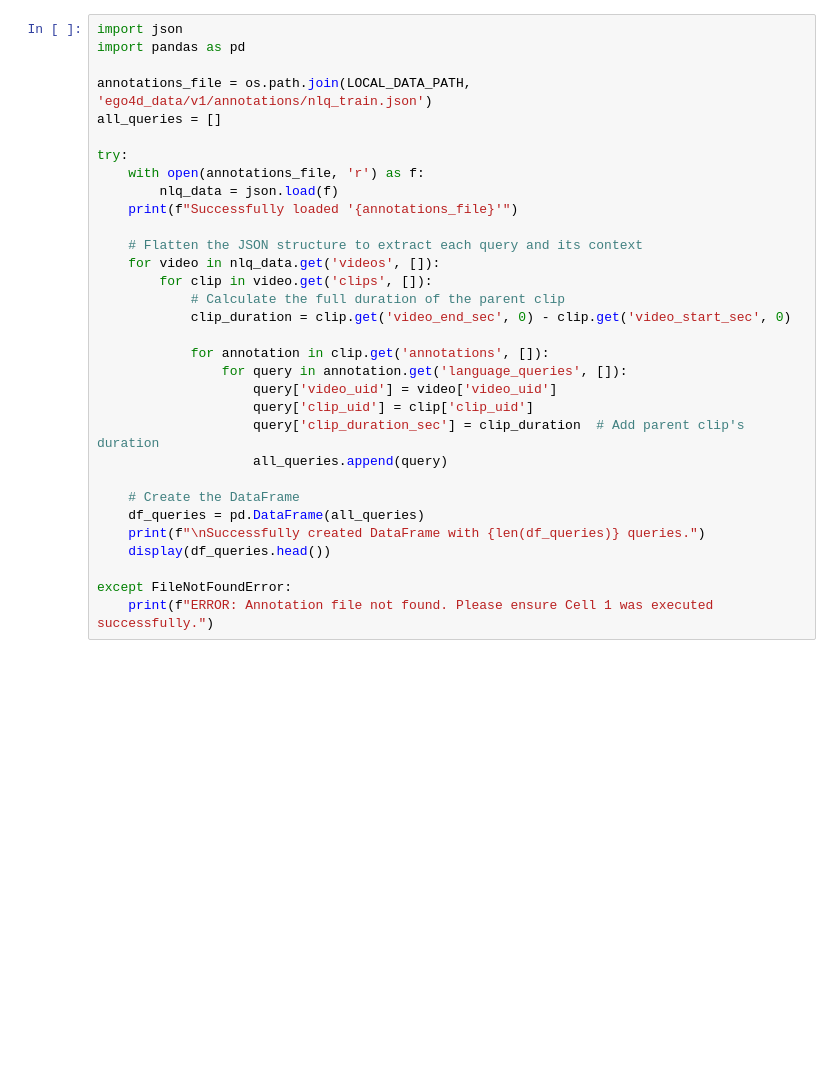
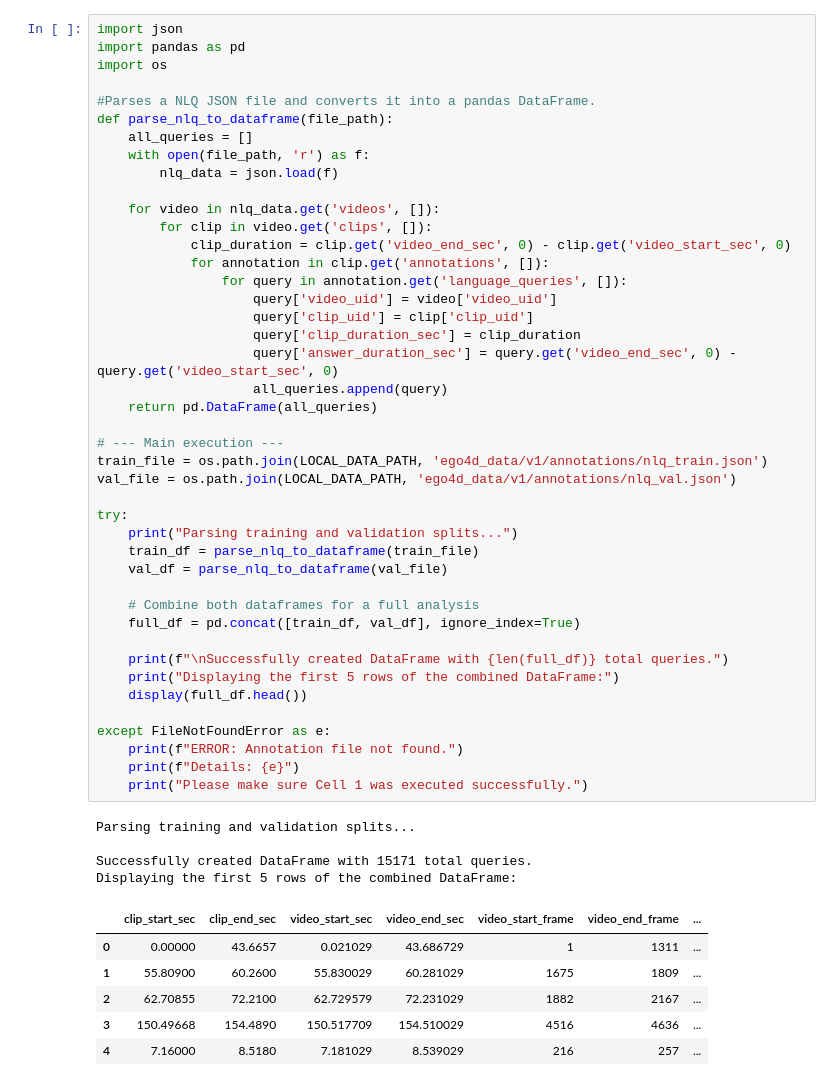
Before and after one commit to PietroGiancristofaro2001/Ego4D-NLQ-Project, a Jupyter notebook: notebooks/00_EDA_and_Setup.ipynb, the cells around one changed output. Drawn from its saved outputs; the diff is of its cells as text; blank space fills up the shorter version.

```diff
--- a/notebooks/00_EDA_and_Setup.ipynb
+++ b/notebooks/00_EDA_and_Setup.ipynb
@@ -50,33 +67,55 @@ With the data unpacked into the local environment, the next step is to load the
 # %%
 import json
 import pandas as pd
+import os
 
-annotations_file = os.path.join(LOCAL_DATA_PATH, 'ego4d_data/v1/annotations/nlq_train.json')
-all_queries = []
+#Parses a NLQ JSON file and converts it into a pandas DataFrame.
+def parse_nlq_to_dataframe(file_path):
+    all_queries = []
+    with open(file_path, 'r') as f:
+        nlq_data = json.load(f)
 
-try:
-    with open(annotations_file, 'r') as f:
-        nlq_data = json.load(f)
-    print(f"Successfully loaded '{annotations_file}'")
-
-    # Flatten the JSON structure to extract each query and its context
     for video in nlq_data.get('videos', []):
         for clip in video.get('clips', []):
-            # Calculate the full duration of the parent clip
             clip_duration = clip.get('video_end_sec', 0) - clip.get('video_start_sec', 0)
-
             for annotation in clip.get('annotations', []):
                 for query in annotation.get('language_queries', []):
                     query['video_uid'] = video['video_uid']
                     query['clip_uid'] = clip['clip_uid']
-                    query['clip_duration_sec'] = clip_duration  # Add parent clip's duration
+                    query['clip_duration_sec'] = clip_duration
+                    query['answer_duration_sec'] = query.get('video_end_sec', 0) - query.get('video_start_sec', 0)
                     all_queries.append(query)
+    return pd.DataFrame(all_queries)
 
-    # Create the DataFrame
-    df_queries = pd.DataFrame(all_queries)
-    print(f"\nSuccessfully created DataFrame with {len(df_queries)} queries.")
-    display(df_queries.head())
+# --- Main execution ---
+train_file = os.path.join(LOCAL_DATA_PATH, 'ego4d_data/v1/annotations/nlq_train.json')
+val_file = os.path.join(LOCAL_DATA_PATH, 'ego4d_data/v1/annotations/nlq_val.json')
 
-except FileNotFoundError:
-    print(f"ERROR: Annotation file not found. Please ensure Cell 1 was executed successfully.")
+try:
+    print("Parsing training and validation splits...")
+    train_df = parse_nlq_to_dataframe(train_file)
+    val_df = parse_nlq_to_dataframe(val_file)
+
+    # Combine both dataframes for a full analysis
+    full_df = pd.concat([train_df, val_df], ignore_index=True)
+
+    print(f"\nSuccessfully created DataFrame with {len(full_df)} total queries.")
+    print("Displaying the first 5 rows of the combined DataFrame:")
+    display(full_df.head())
+
+except FileNotFoundError as e:
+    print(f"ERROR: Annotation file not found.")
+    print(f"Details: {e}")
+    print("Please make sure Cell 1 was executed successfully.")
+# %% [output]
+Parsing training and validation splits...
+
+Successfully created DataFrame with 15171 total queries.
+Displaying the first 5 rows of the combined DataFrame:
+|  | clip_start_sec | clip_end_sec | video_start_sec | video_end_sec | video_start_frame | video_end_frame | ... |
+| 0 | 0.00000 | 43.6657 | 0.021029 | 43.686729 | 1 | 1311 | ... |
+| 1 | 55.80900 | 60.2600 | 55.830029 | 60.281029 | 1675 | 1809 | ... |
+| 2 | 62.70855 | 72.2100 | 62.729579 | 72.231029 | 1882 | 2167 | ... |
+| 3 | 150.49668 | 154.4890 | 150.517709 | 154.510029 | 4516 | 4636 | ... |
+| 4 | 7.16000 | 8.5180 | 7.181029 | 8.539029 | 216 | 257 | ... |
 # %% [markdown]
```
Also changed, not shown: parts of 18 cells of this notebook, 1 other file.
